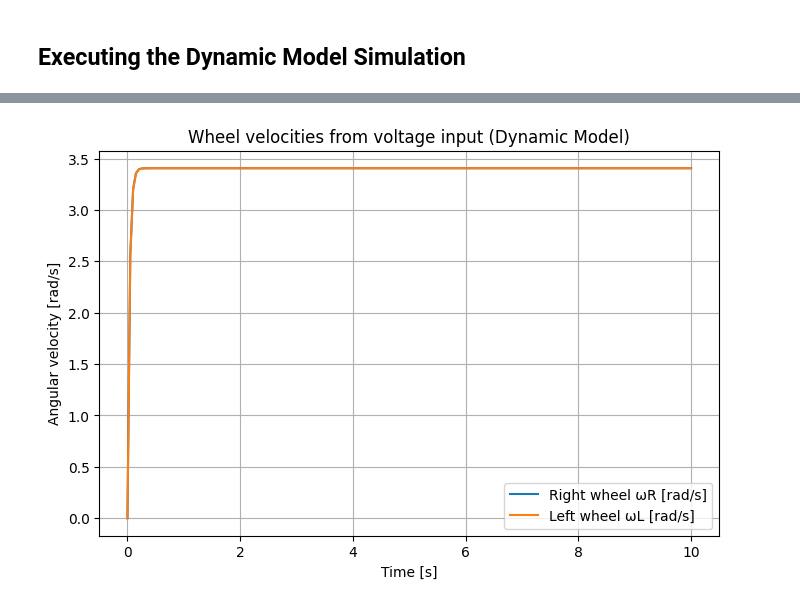
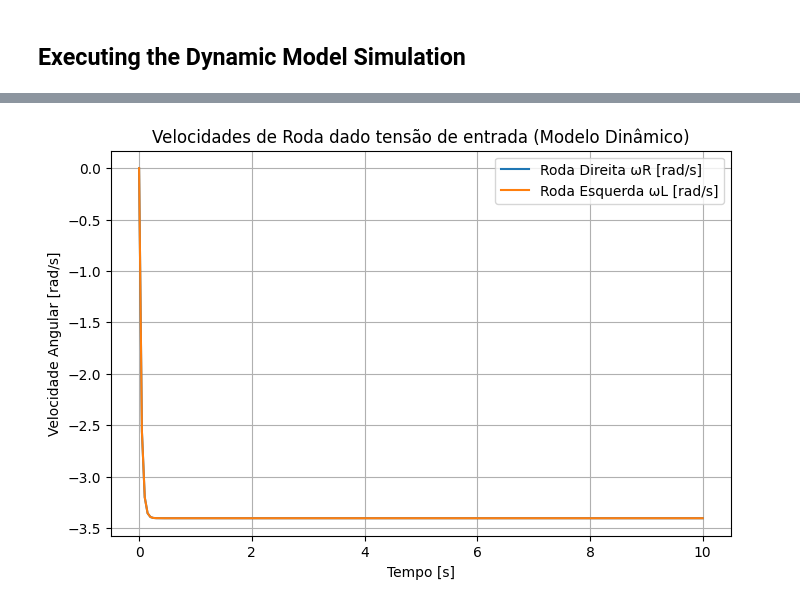
Before and after one commit to MateusPincho/intelligentAutomation, a Jupyter notebook: 01_modeling/ddmr.ipynb, the cells around one changed output, grey strips where cells are left out. Saved outputs shown, nothing was run; the diff lists cells and outputs as text; code cells hidden in the pictures.

Commit message:
update: complete the simulation setup and collect data

```diff
--- a/01_modeling/ddmr.ipynb
+++ b/01_modeling/ddmr.ipynb
@@ -78,3 +104,22 @@ initial_P3DXOri=sim.getObjectOrientation(PioneerP3DX,-1)
+# %%
+# Configure the handles
+PioneerP3DX = sim.getObjectHandle('/PioneerP3DX')
+leftMotor = sim.getObjectHandle('/PioneerP3DX/leftMotor')
+rightMotor = sim.getObjectHandle('/PioneerP3DX/rightMotor')
+
+# Capture the initial pose from simulation
+initial_P3DXPos=sim.getObjectPosition(PioneerP3DX,-1)
+initial_P3DXOri=sim.getObjectOrientation(PioneerP3DX,-1)
+
+# Configure the time vectors
+execution_time = 10
+dt = sim.getSimulationTimeStep()
+t_points = np.arange(0, execution_time, dt)
+t_span = (0, execution_time)
+
+# Configure the motors voltage input
+vaD = -3.0  # V
+vaE = -3.0  # V
 # %% [markdown]
 ## DDMR Mathematical Model
 # %%
@@ -125,11 +168,13 @@ def dynamics(t, x):
 # %% [markdown]
 ## Executing the Dynamic Model Simulation
 # %%
-x0 = np.zeros(9)
+x0 = np.array([0,0,0,0,0,0,initial_P3DXOri[2],initial_P3DXPos[0],initial_P3DXPos[1]])
 sol = solve_ivp(dynamics, t_span, x0, t_eval=np.linspace(*t_span, int(execution_time/dt)))
 
 leftVel = sol.y[5]
 rightVel = sol.y[4]
+
+poses_coppelia = np.array([initial_P3DXPos[0], initial_P3DXPos[1], initial_P3DXOri[2]])
 
 # Start the simulation on CoppeliaSim
 sim.startSimulation()
@@ -141,36 +186,70 @@ for k in range(len(t_points)-1):
     P3DXOri=sim.getObjectOrientation(PioneerP3DX,-1)
 
     # save in the pose vector for future plot
-
+    pose_sim = np.array([P3DXPos[0], P3DXPos[1], P3DXOri[2]*(180/np.pi)])
+    poses_coppelia = np.vstack((poses_coppelia, pose_sim))
 
     # set wheel velocities
     sim.setJointTargetVelocity(leftMotor,leftVel[k])
     sim.setJointTargetVelocity(rightMotor,rightVel[k])
 
-    print(f'Simulation time: {sim.getSimulationTime():.2f} [s]', leftVel[k], rightVel[k])
+    #print(f'Simulation time: {sim.getSimulationTime():.2f} [s]', leftVel[k], rightVel[k])
     sim.step()
 sim.stopSimulation()
 
 # --- Plot results ---
 plt.figure(figsize=(8,5))
-plt.plot(sol.t, sol.y[4], label='Right wheel ωR [rad/s]')
-plt.plot(sol.t, sol.y[5], label='Left wheel ωL [rad/s]')
-plt.xlabel('Time [s]')
-plt.ylabel('Angular velocity [rad/s]')
+plt.plot(sol.t, sol.y[4], label='Roda Direita ωR [rad/s]')
+plt.plot(sol.t, sol.y[5], label='Roda Esquerda ωL [rad/s]')
+plt.xlabel('Tempo [s]')
+plt.ylabel('Velocidade Angular [rad/s]')
 plt.legend()
-plt.title('Wheel velocities from voltage input (Dynamic Model)')
+plt.title(f'Velocidades de Roda dado tensão de entrada (Modelo Dinâmico)')
 plt.grid()
 plt.show()
 
-# Plotar Pose do Robô
+# Plot robot pose in time from dyn
 plt.figure(figsize=(12, 6))
-plt.plot(sol.t, sol.y[7], label='$x_a(t)$', lw=2)
-plt.plot(sol.t, sol.y[8], label='$y_a(t)$', lw=2)
-plt.plot(sol.t, sol.y[6], label='$\\theta(t)$', lw=2)
-plt.xlabel('Tempo (s)')
-plt.ylabel('Posição (m) / Orientação (rad)')
-plt.title('Pose do Robô (Modelo Dinâmico)')
+plt.plot(sol.t, sol.y[7], label='$x_a(t)$ [m]', lw=2)
+plt.plot(sol.t, sol.y[8], label='$y_a(t)$ [m]', lw=2)
+plt.plot(sol.t, sol.y[6], label='$\\theta(t)$ [rad]', lw=2)
+plt.xlabel('Tempo [s]')
+plt.ylabel('Posição [m] / Orientação [rad]')
+plt.title('Pose do Robô segundo Modelo Dinâmico no tempo')
 plt.legend()
 plt.grid(True)
 plt.show()
+
+# Plot robot pose in time from Coppelia
+plt.figure(figsize=(12, 6))
+plt.plot(sol.t, poses_coppelia[:,0] , label='$x_a(t)$ [m]', lw=2)
+plt.plot(sol.t, poses_coppelia[:,1], label='$y_a(t)$ [m]', lw=2)
+plt.plot(sol.t, poses_coppelia[:,2]*(np.pi/180), label='$\\theta(t)$ [rad]', lw=2)
+plt.xlabel('Tempo [s]')
+plt.ylabel('Posição [m] / Orientação [rad]')
+plt.title('Pose do Robô Extraída do CoppeliaSim no tempo')
+plt.legend()
+plt.grid(True)
+plt.show()
+
+# P# Plot robot pose in X and Y
+fig, ax = plt.subplots(figsize=(10, 6))
+
+ax.plot(sol.y[7], sol.y[8], label='$q^I_{dyn}(t)$', lw=1.5)
+ax.plot(poses_coppelia[:,0], poses_coppelia[:,1], label='$q^I_{sim}(t)$', lw=1.5, color ='red')
+step = 5
+scale = 0.03
+
+for i in range(0, len(sol.y[7])-1, step):
+    draw_robot(sol.y[7][i], sol.y[8][i], sol.y[6][i], ax, scale=scale, color='blue', alpha=0.4)
+
+    draw_robot(poses_coppelia[:,0][i], poses_coppelia[:,1][i], poses_coppelia[:,2][i]*(np.pi/180), ax, scale=scale, color='red', alpha=0.4)
+
+ax.set_title('Comparação de Trajetórias: Dinâmica vs. Simulação')
+ax.set_xlabel('Posição X [m]')
+ax.set_ylabel('Posição Y [m]')
+ax.axis('equal')
+ax.grid(True)
+ax.legend()
+plt.show()
 # %% [output]
@@ -194 +256 @@ Simulation time: 9.90 [s] 3.405607909150934 3.4056078928697273
-[figure, old version]
+[figure, new version]
```
Also changed, not shown: parts of 6 cells of this notebook, 1 other file.
